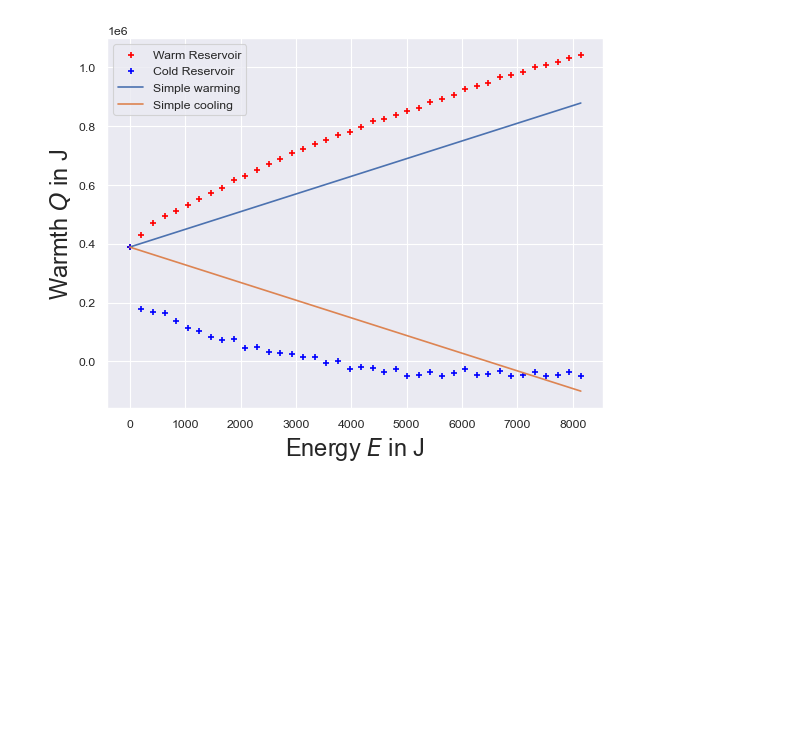
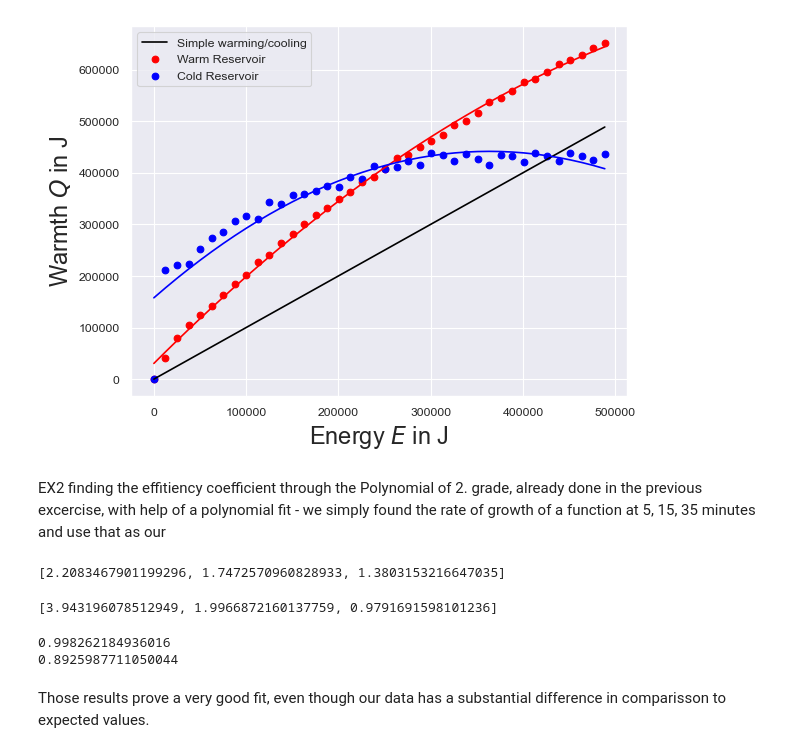
Before and after one commit to KemalOenen/Grundpraktikum2_Gruppe1_SS23, a Jupyter notebook: Versuch6/Djoxx_industries.ipynb, the cells around one changed output. Cells and saved outputs as stored; diff of their text form; code cells hidden in the pictures; blank space fills up the shorter version.

Commit message:
Fits of temperature functions of two reservoirs calculated the efficiencies Discuss the uncertainties

```diff
--- a/Versuch6/Djoxx_industries.ipynb
+++ b/Versuch6/Djoxx_industries.ipynb
@@ -19,40 +20,74 @@ plt.show()
 # %%
 temps_hot=[]
 for i in range(40):
-    temps_hot.append(Temperatures["CHANNEL0"][60*i]*4*4182)
+    temps_hot.append(abs(Temperatures["CHANNEL0"][60*i]-Temperatures["CHANNEL0"][0])*4*4182)
 temps_hot=np.array(temps_hot)
 
 temps_cold=[]
 for i in range(40):
-    temps_cold.append(Temperatures["CHANNEL4"][60*i]*4*4182)
+    temps_cold.append(abs(Temperatures["CHANNEL4"][60*i]-Temperatures["CHANNEL4"][0])*4*4182)
 temps_cold=np.array(temps_cold)
 
-energy=Electric_energy["I(A)"]*Electric_energy["U(V)"]
+energy=Electric_energy["I(A)"]*Electric_energy["U(V)"]*60
 all_energy=energy.sum()
+
+energies=np.linspace(0, all_energy, 40)
 
 sns.set_theme(style="darkgrid")
 sns.set_context("paper")
-plt.scatter(np.linspace(0, all_energy, 40), temps_hot, marker="+", color="red", label="Warm Reservoir")
-plt.scatter(np.linspace(0, all_energy, 40), temps_cold, marker="+", color="blue", label="Cold Reservoir")
+#plt.scatter(energies, temps_hot, marker="+", color="red", label="Warm Reservoir")
+#plt.scatter(energies, temps_cold, marker="+", color="blue", label="Cold Reservoir")
 
-x=np.linspace(0, all_energy, 40)
+
 def myfunction(x):
-  return 60 * x + Temperatures["CHANNEL0"][0]*4*4182
+  return 1*x
   #60 because we are actually having to work with the intervalls of 60 seconds
 
-def myfunction2(x):
-  return -60 * x + Temperatures["CHANNEL4"][0]*4*4182
+mymodel = list(map(myfunction, energies))
+plt.plot(energies, mymodel, label="Simple warming/cooling", color="black")
 
-mymodel = list(map(myfunction, x))
-plt.plot(x, mymodel, label="Simple warming")
+model_hot = np.poly1d(np.polyfit(energies, temps_hot, 2))
+plt.scatter(energies, temps_hot, color="red", label="Warm Reservoir")
+plt.plot(energies, model_hot(energies), color="red")
 
-mymodel = list(map(myfunction2, x))
-plt.plot(x, mymodel, label="Simple cooling")
+eff_coef_hot=[model_hot(energies[5])/energies[5],
+              model_hot(energies[15])/energies[15],
+              model_hot(energies[35])/energies[35]]
+
+model_cold = np.poly1d(np.polyfit(energies, temps_cold, 2))
+plt.scatter(energies, temps_cold, color="blue", label="Cold Reservoir")
+plt.plot(energies, model_cold(energies), color="blue")
+
+eff_coef_cold=[model_cold(energies[5])/energies[5],
+              model_cold(energies[15])/energies[15],
+              model_cold(energies[35])/energies[35]]
+
+#mymodel = list(map(myfunction2, energies))
+#plt.plot(energies, mymodel, label="Simple cooling", color="cyan")
 
 plt.xlabel("Energy $E$ in J", size=17)
 plt.ylabel("Warmth $Q$ in J", size=17)
 plt.legend()
 #plt.savefig("Warmth_energy.png", dpi=500, bbox_inches="tight")
 plt.show()
 # %% [output]
-[figure, old version]
+[figure, new version]
+# %% [markdown]
+EX2 finding the effitiency coefficient through the Polynomial of 2. grade, already done in the previous excercise, with help of a polynomial fit - we simply found the rate of growth of a function at 5, 15, 35 minutes and use that as our
+# %%
+eff_coef_hot
+# %% [output]
+[2.2083467901199296, 1.7472570960828933, 1.3803153216647035]
+# %%
+eff_coef_cold
+# %% [output]
+[3.943196078512949, 1.9966872160137759, 0.9791691598101236]
+# %%
+from sklearn.metrics import r2_score
+print(r2_score(temps_hot, model_hot(energies)))
+print(r2_score(temps_cold, model_cold(energies)))
+# %% [output]
+0.998262184936016
+0.8925987711050044
+# %% [markdown]
+Those results prove a very good fit, even though our data has a substantial difference in comparisson to expected values.
```
Also changed, not shown: parts of 2 cells of this notebook.
